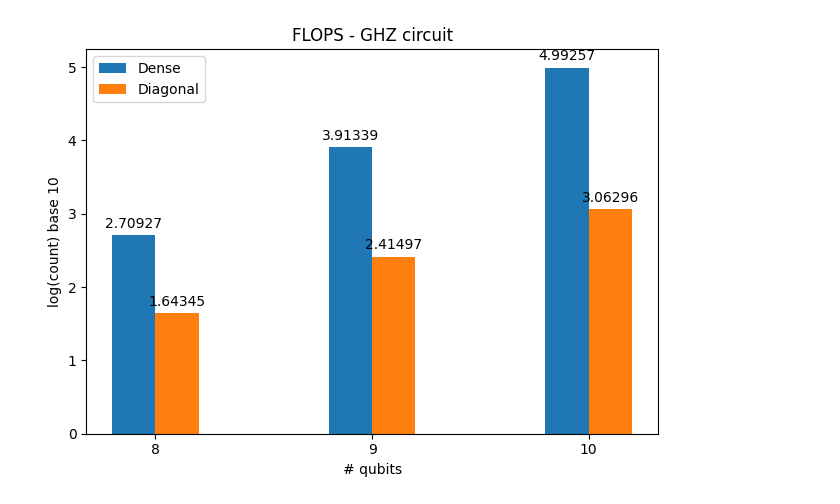
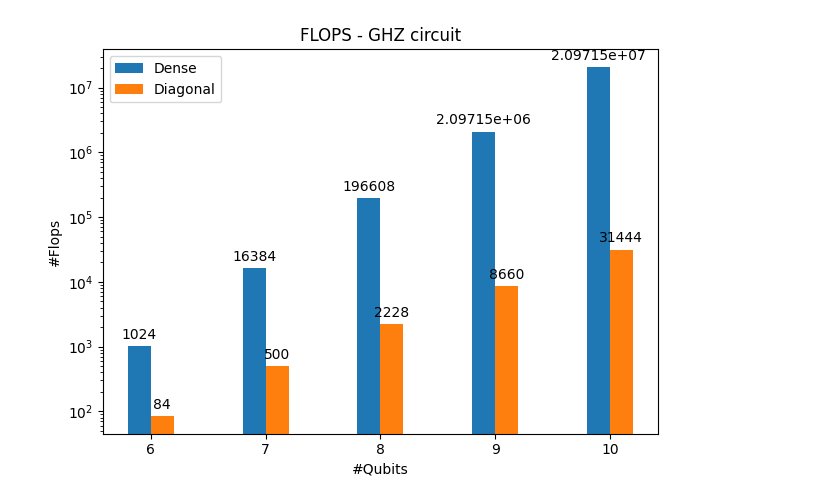
Before and after one commit to srikarchundury/diaq, a Jupyter notebook: benchmarks/analyze.ipynb, the cells around one changed output. Drawn from its saved outputs; the diff is of its cells as text; code cells hidden in the pictures.

```diff
--- a/benchmarks/analyze.ipynb
+++ b/benchmarks/analyze.ipynb
@@ -23,36 +23,38 @@ def get_add_mul_lists(circ, version):
     return add_values, mul_values
 # %%
 y1, z1 = get_add_mul_lists("ghz", "dense")
+y1new = [x + y for x, y in zip(y1, z1)]
 y2, z2 = get_add_mul_lists("ghz", "sparse")
+y2new = [x + y for x, y in zip(y2, z2)]
 # %%
 import matplotlib.pyplot as plt
 import numpy as np
 import math
 
-labels = ["8", "9", "10"]
+labels = ["6", "7", "8", "9", "10"]
 
 x = np.arange(len(labels))  # the label locations
 width = 0.2  # the width of the bars
 
 fig, ax = plt.subplots()
-rects1 = ax.bar(x - width/2, [math.log(x,10) for x in y1[:3]], width, label='Dense')
-rects2 = ax.bar(x + width/2, [math.log(x,10) for x in y2[:3]], width, label='Diagonal')
+rects1 = ax.bar(x - width/2, y1new[:5], width, label='Dense')
+rects2 = ax.bar(x + width/2, y2new[:5], width, label='Diagonal')
 
-# Add some text for labels, title and custom x-axis tick labels, etc.
-ax.set_ylabel('log(count) base 10')
-ax.set_xlabel('# qubits')
+ax.set_yscale('log')
+ax.set_ylabel('#Flops')
+ax.set_xlabel('#Qubits')
 ax.set_title('FLOPS - GHZ circuit')
 ax.set_xticks(x, labels)
 ax.legend()
 
 ax.bar_label(rects1, padding=3)
 ax.bar_label(rects2, padding=3)
 
 fig.tight_layout()
 
 plt.show()
 # %% [output]
-[figure, old version]
+[figure, new version]
 # %%
 y3, z3 = get_add_mul_lists("ham", "dense")
 y3new = [x + y for x, y in zip(y3, z3)]
```
Also changed, not shown: parts of 4 cells of this notebook, 3 other files.
